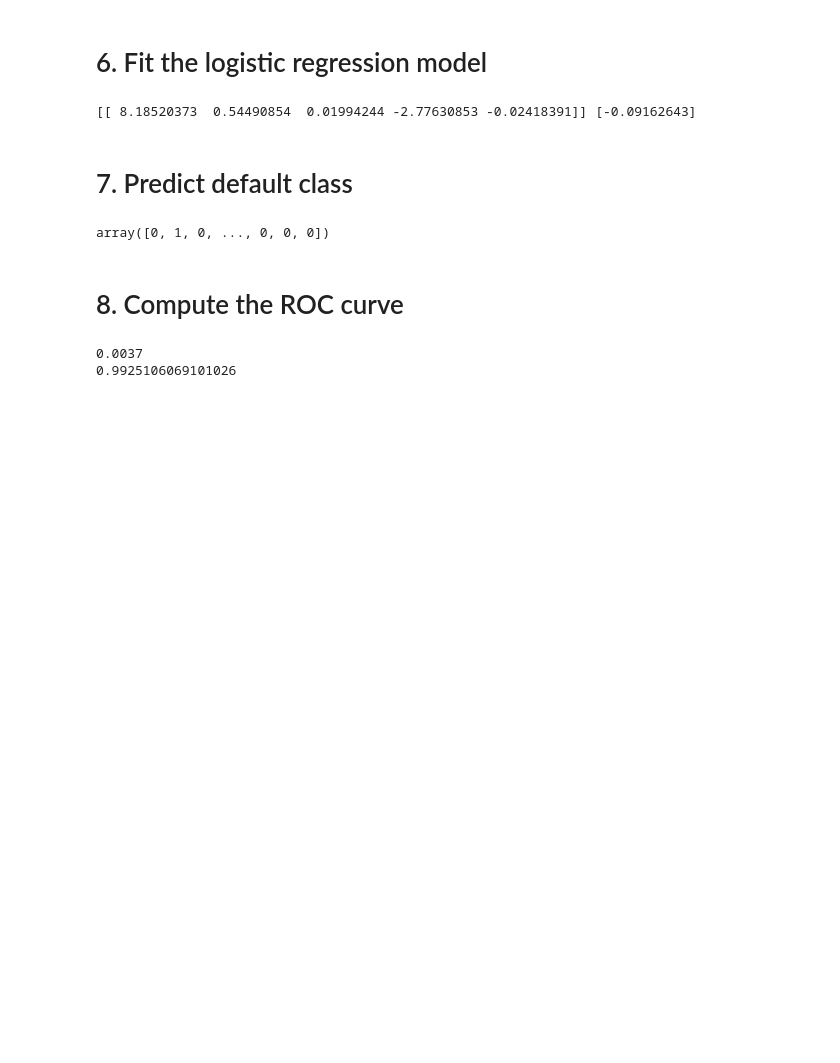
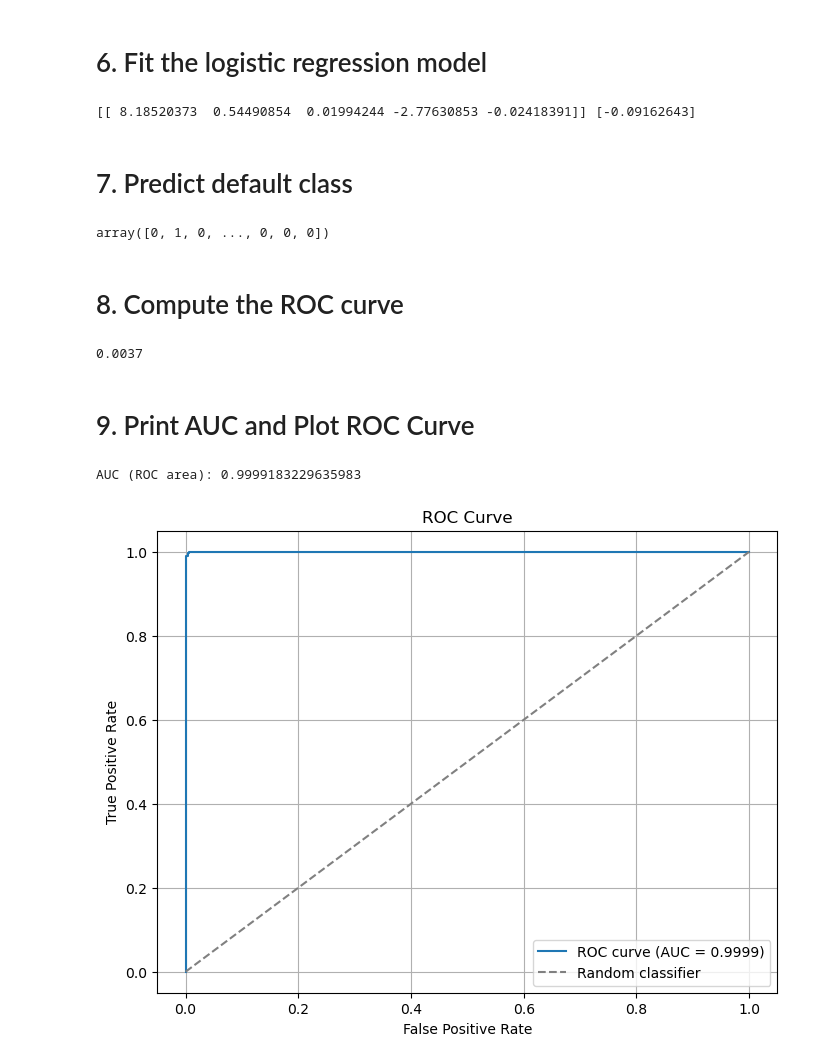
Before and after one commit to surajgrg1/Quantitative_Research_Finance, a Jupyter notebook: Loan_Default_prediction.ipynb, the cells around one changed output. Drawn from its saved outputs; the diff is of its cells as text; code cells hidden in the pictures; blank space fills up the shorter version.

```diff
--- a/Loan_Default_prediction.ipynb
+++ b/Loan_Default_prediction.ipynb
@@ -12,9 +12,6 @@ from sklearn import metrics
 
 # Shows plots in jupyter notebook
 %matplotlib inline
-
-# Set plot style
-sns.set(color_codes=True)
 # %% [markdown]
 # 2. Load the dataset (set the directory)
 # %%
@@ -74,7 +71,30 @@ array([0, 1, 0, ..., 0, 0, 0])
 # %% [markdown]
 # 8. Compute the ROC curve
 # %%
-fpr, tpr, thresholds = metrics.roc_curve(df['default'], y_pred)
+y_prob = clf.predict_proba(df[features])[:, 1]
+fpr, tpr, thresholds = metrics.roc_curve(df['default'], y_prob)
+
+# Print misclassification rate
+print((1.0*(abs(df['default']-y_pred)).sum()) / len(df)) # 3.7% misclassification rate
 # %% [output]
 0.0037
-0.9925106069101026
+# %% [markdown]
+# 9. Print AUC and Plot ROC Curve
+# %%
+auc_score = metrics.auc(fpr, tpr)
+print("AUC (ROC area):", auc_score)
+
+import matplotlib.pyplot as plt
+
+plt.figure(figsize=(8, 6))
+plt.plot(fpr, tpr, label=f"ROC curve (AUC = {auc_score:.4f})")
+plt.plot([0, 1], [0, 1], linestyle='--', color='gray', label='Random classifier')
+plt.xlabel('False Positive Rate')
+plt.ylabel('True Positive Rate')
+plt.title('ROC Curve')
+plt.legend(loc='lower right')
+plt.grid(True)
+plt.show()
+# %% [output]
+AUC (ROC area): 0.9999183229635983
+[figure, added]
```
Also changed, not shown: parts of 7 cells of this notebook, 4 other files.
